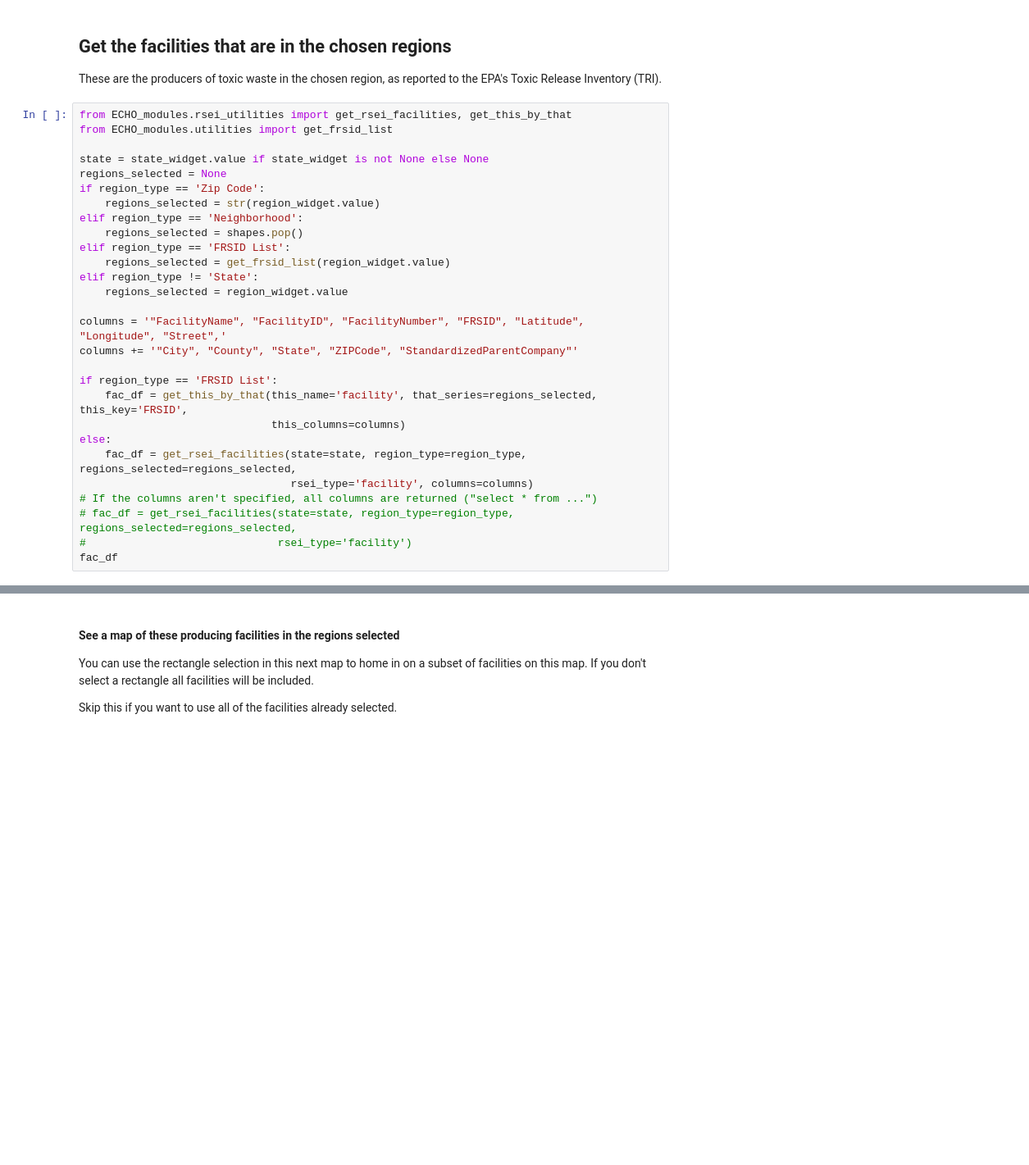
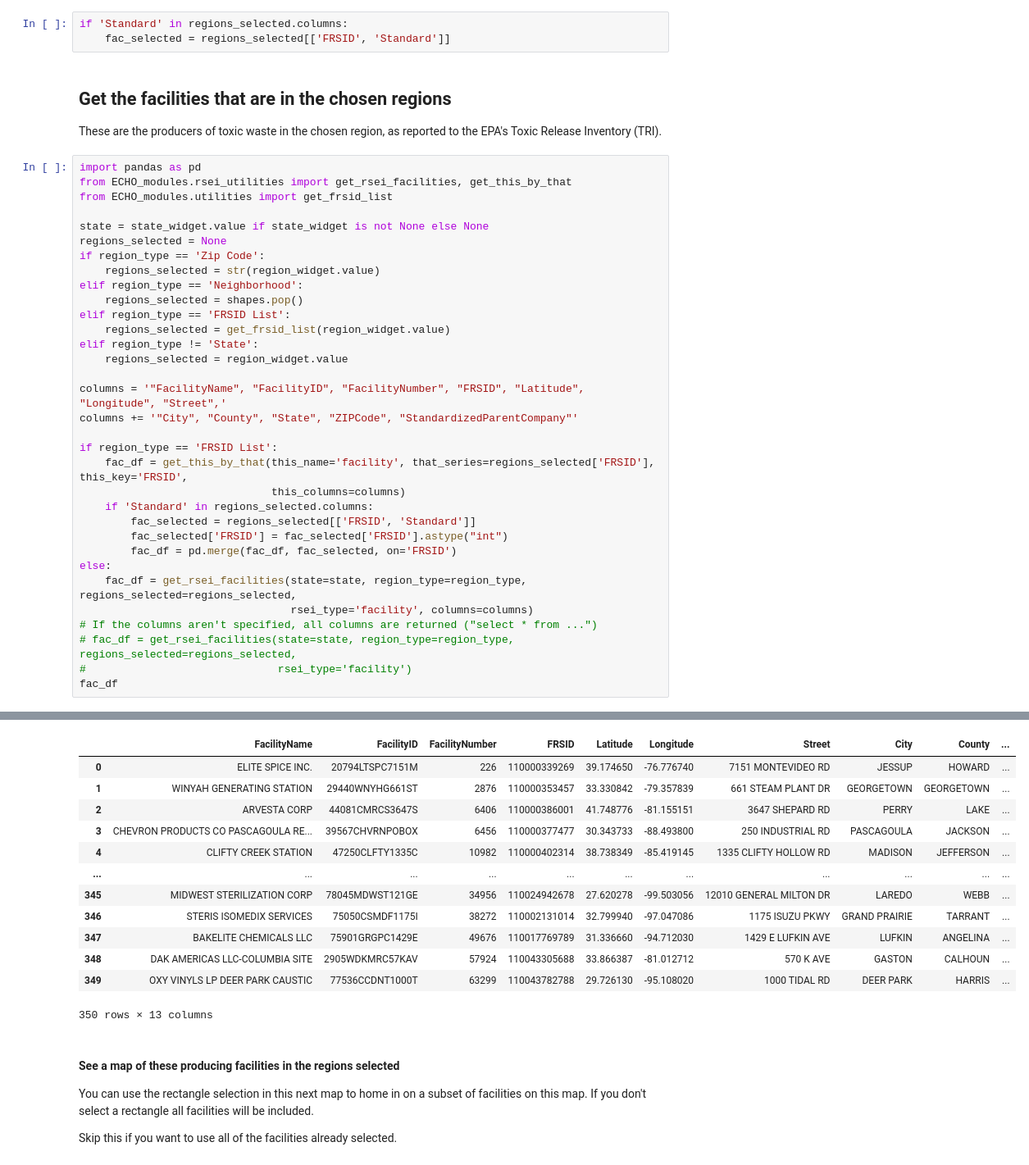
Before and after one commit to edgi-govdata-archiving/RSEI, a Jupyter notebook: RSEI.ipynb, the cells around one changed output, grey strips where cells are left out. Shown: that part at 82% size. Cells and saved outputs as stored; diff of their text form; blank space fills up the shorter version.

Commit message:
Include a Standard column, if there is one.

```diff
--- a/RSEI.ipynb
+++ b/RSEI.ipynb
@@ -67,7 +73,11 @@ elif region_type != 'State':
+# %%
+if 'Standard' in regions_selected.columns:
+    fac_selected = regions_selected[['FRSID', 'Standard']]
 # %% [markdown]
 ## Get the facilities that are in the chosen regions
 These are the producers of toxic waste in the chosen region, as reported to the EPA's Toxic Release Inventory (TRI).
 # %%
+import pandas as pd
 from ECHO_modules.rsei_utilities import get_rsei_facilities, get_this_by_that
 from ECHO_modules.utilities import get_frsid_list
 
@@ -86,8 +96,12 @@ columns = '"FacilityName", "FacilityID", "FacilityNumber", "FRSID", "Latitude",
 columns += '"City", "County", "State", "ZIPCode", "StandardizedParentCompany"'
 
 if region_type == 'FRSID List':
-    fac_df = get_this_by_that(this_name='facility', that_series=regions_selected, this_key='FRSID',
+    fac_df = get_this_by_that(this_name='facility', that_series=regions_selected['FRSID'], this_key='FRSID',
                               this_columns=columns)
+    if 'Standard' in regions_selected.columns:
+        fac_selected = regions_selected[['FRSID', 'Standard']]
+        fac_selected['FRSID'] = fac_selected['FRSID'].astype("int")
+        fac_df = pd.merge(fac_df, fac_selected, on='FRSID')
 else:
     fac_df = get_rsei_facilities(state=state, region_type=region_type, regions_selected=regions_selected,
                                  rsei_type='facility', columns=columns)
@@ -95,3 +109,4 @@ else:
 # fac_df = get_rsei_facilities(state=state, region_type=region_type, regions_selected=regions_selected,
 #                              rsei_type='facility')
 fac_df
+# %% [output]
@@ -98,3 +122,16 @@ fac_df
+|  | FacilityName | FacilityID | FacilityNumber | FRSID | Latitude | Longitude | Street | City | County | ... |
+| 0 | ELITE SPICE INC. | 20794LTSPC7151M | 226 | 110000339269 | 39.174650 | -76.776740 | 7151 MONTEVIDEO RD | JESSUP | HOWARD | ... |
+| 1 | WINYAH GENERATING STATION | 29440WNYHG661ST | 2876 | 110000353457 | 33.330842 | -79.357839 | 661 STEAM PLANT DR | GEORGETOWN | GEORGETOWN | ... |
+| 2 | ARVESTA CORP | 44081CMRCS3647S | 6406 | 110000386001 | 41.748776 | -81.155151 | 3647 SHEPARD RD | PERRY | LAKE | ... |
+| 3 | CHEVRON PRODUCTS CO PASCAGOULA RE... | 39567CHVRNPOBOX | 6456 | 110000377477 | 30.343733 | -88.493800 | 250 INDUSTRIAL RD | PASCAGOULA | JACKSON | ... |
+| 4 | CLIFTY CREEK STATION | 47250CLFTY1335C | 10982 | 110000402314 | 38.738349 | -85.419145 | 1335 CLIFTY HOLLOW RD | MADISON | JEFFERSON | ... |
+| ... | ... | ... | ... | ... | ... | ... | ... | ... | ... | ... |
+| 345 | MIDWEST STERILIZATION CORP | 78045MDWST121GE | 34956 | 110024942678 | 27.620278 | -99.503056 | 12010 GENERAL MILTON DR | LAREDO | WEBB | ... |
+| 346 | STERIS ISOMEDIX SERVICES | 75050CSMDF1175I | 38272 | 110002131014 | 32.799940 | -97.047086 | 1175 ISUZU PKWY | GRAND PRAIRIE | TARRANT | ... |
+| 347 | BAKELITE CHEMICALS LLC | 75901GRGPC1429E | 49676 | 110017769789 | 31.336660 | -94.712030 | 1429 E LUFKIN AVE | LUFKIN | ANGELINA | ... |
+| 348 | DAK AMERICAS LLC-COLUMBIA SITE | 2905WDKMRC57KAV | 57924 | 110043305688 | 33.866387 | -81.012712 | 570 K AVE | GASTON | CALHOUN | ... |
+| 349 | OXY VINYLS LP DEER PARK CAUSTIC | 77536CCDNT1000T | 63299 | 110043782788 | 29.726130 | -95.108020 | 1000 TIDAL RD | DEER PARK | HARRIS | ... |
+350 rows × 13 columns
 # %% [markdown]
 #### See a map of these producing facilities in the regions selected
 
```
Also changed, not shown: parts of 8 cells of this notebook, 1 other file.
